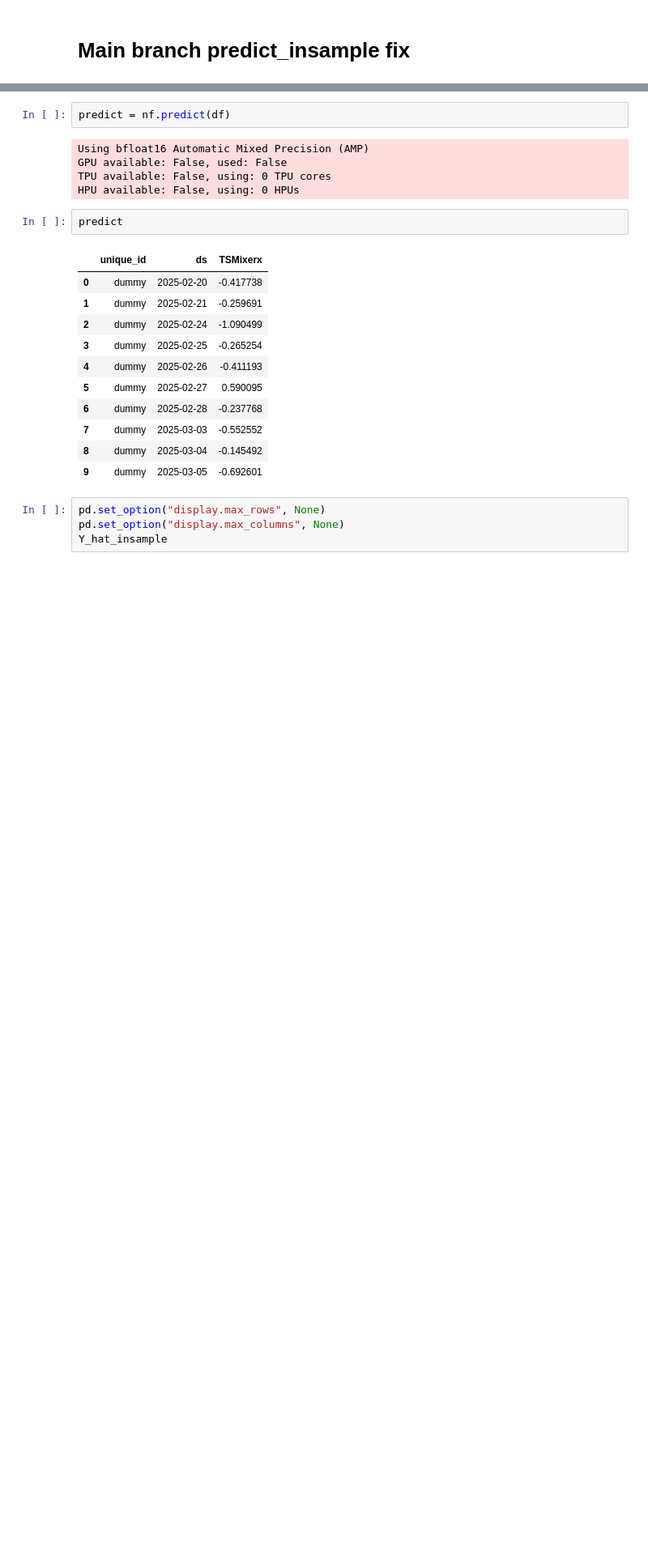
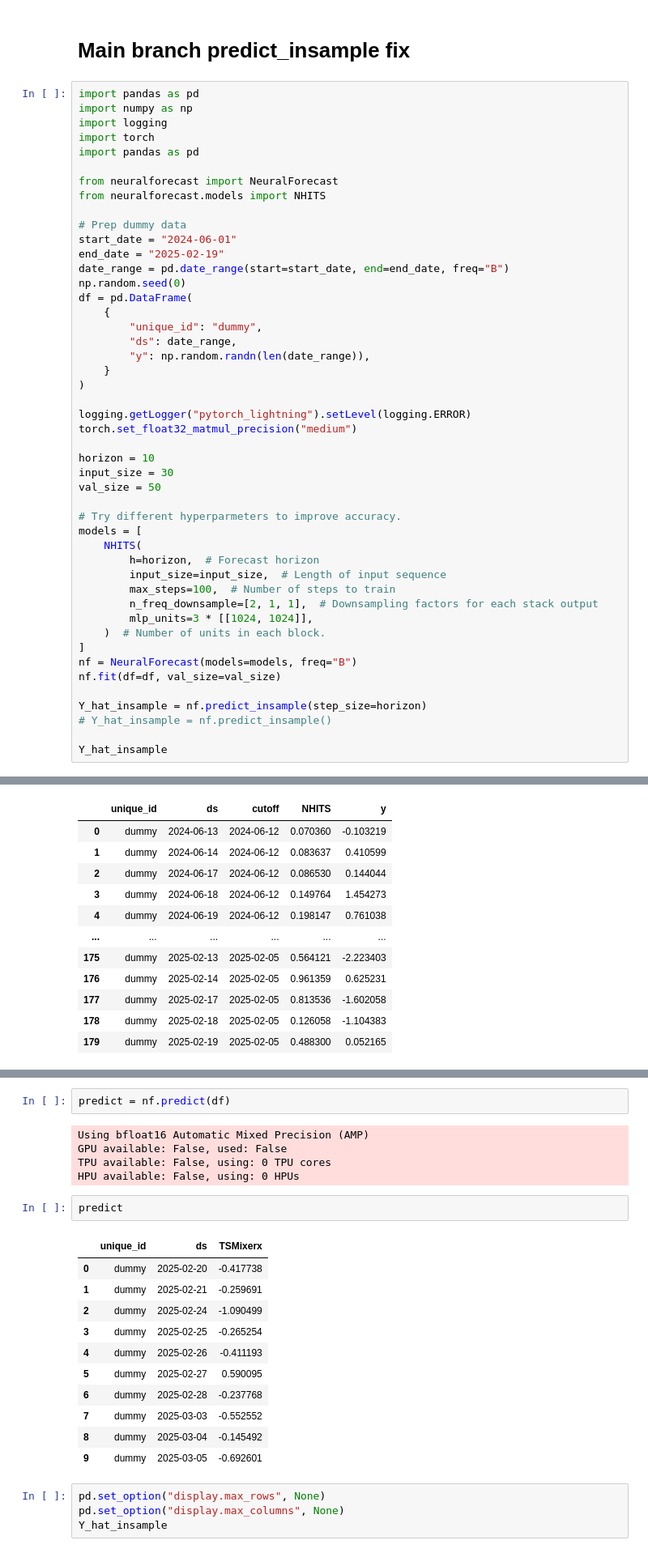
Before and after one commit to agux/marten, a Jupyter notebook: notebooks/neuralforecast/0.1-neuralforecast.ipynb, the cells around one changed output, grey strips where cells are left out. Shown at 81% size. Drawn from its saved outputs; the diff is of its cells as text; blank space fills up the shorter version.

```diff
--- a/notebooks/neuralforecast/0.1-neuralforecast.ipynb
+++ b/notebooks/neuralforecast/0.1-neuralforecast.ipynb
@@ -2182,2 +2216,50 @@ HPU available: False, using: 0 HPUs
 # %% [markdown]
 # Main branch predict_insample fix
+# %%
+import pandas as pd
+import numpy as np
+import logging
+import torch
+import pandas as pd
+
+from neuralforecast import NeuralForecast
+from neuralforecast.models import NHITS
+
+# Prep dummy data
+start_date = "2024-06-01"
+end_date = "2025-02-19"
+date_range = pd.date_range(start=start_date, end=end_date, freq="B")
+np.random.seed(0)
+df = pd.DataFrame(
+    {
+        "unique_id": "dummy",
+        "ds": date_range,
+        "y": np.random.randn(len(date_range)),
+    }
+)
+
+logging.getLogger("pytorch_lightning").setLevel(logging.ERROR)
+torch.set_float32_matmul_precision("medium")
+
+horizon = 10
+input_size = 30
+val_size = 50
+
+# Try different hyperparmeters to improve accuracy.
+models = [
+    NHITS(
+        h=horizon,  # Forecast horizon
+        input_size=input_size,  # Length of input sequence
+        max_steps=100,  # Number of steps to train
+        n_freq_downsample=[2, 1, 1],  # Downsampling factors for each stack output
+        mlp_units=3 * [[1024, 1024]],
+    )  # Number of units in each block.
+]
+nf = NeuralForecast(models=models, freq="B")
+nf.fit(df=df, val_size=val_size)
+
+Y_hat_insample = nf.predict_insample(step_size=horizon)
+# Y_hat_insample = nf.predict_insample()
+
+Y_hat_insample
+# %% [output]
@@ -2183,0 +2274,12 @@ HPU available: False, using: 0 HPUs
+|  | unique_id | ds | cutoff | NHITS | y |
+| 0 | dummy | 2024-06-13 | 2024-06-12 | 0.070360 | -0.103219 |
+| 1 | dummy | 2024-06-14 | 2024-06-12 | 0.083637 | 0.410599 |
+| 2 | dummy | 2024-06-17 | 2024-06-12 | 0.086530 | 0.144044 |
+| 3 | dummy | 2024-06-18 | 2024-06-12 | 0.149764 | 1.454273 |
+| 4 | dummy | 2024-06-19 | 2024-06-12 | 0.198147 | 0.761038 |
+| ... | ... | ... | ... | ... | ... |
+| 175 | dummy | 2025-02-13 | 2025-02-05 | 0.564121 | -2.223403 |
+| 176 | dummy | 2025-02-14 | 2025-02-05 | 0.961359 | 0.625231 |
+| 177 | dummy | 2025-02-17 | 2025-02-05 | 0.813536 | -1.602058 |
+| 178 | dummy | 2025-02-18 | 2025-02-05 | 0.126058 | -1.104383 |
+| 179 | dummy | 2025-02-19 | 2025-02-05 | 0.488300 | 0.052165 |
```
Also changed, not shown: parts of 7 cells of this notebook, 3 other files.
